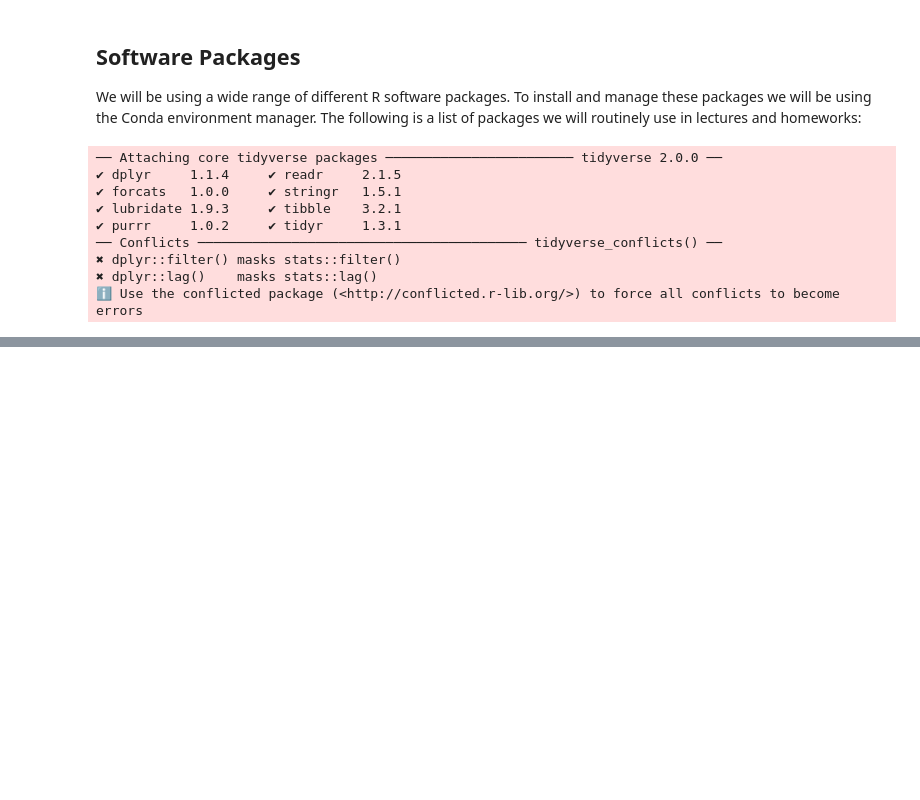
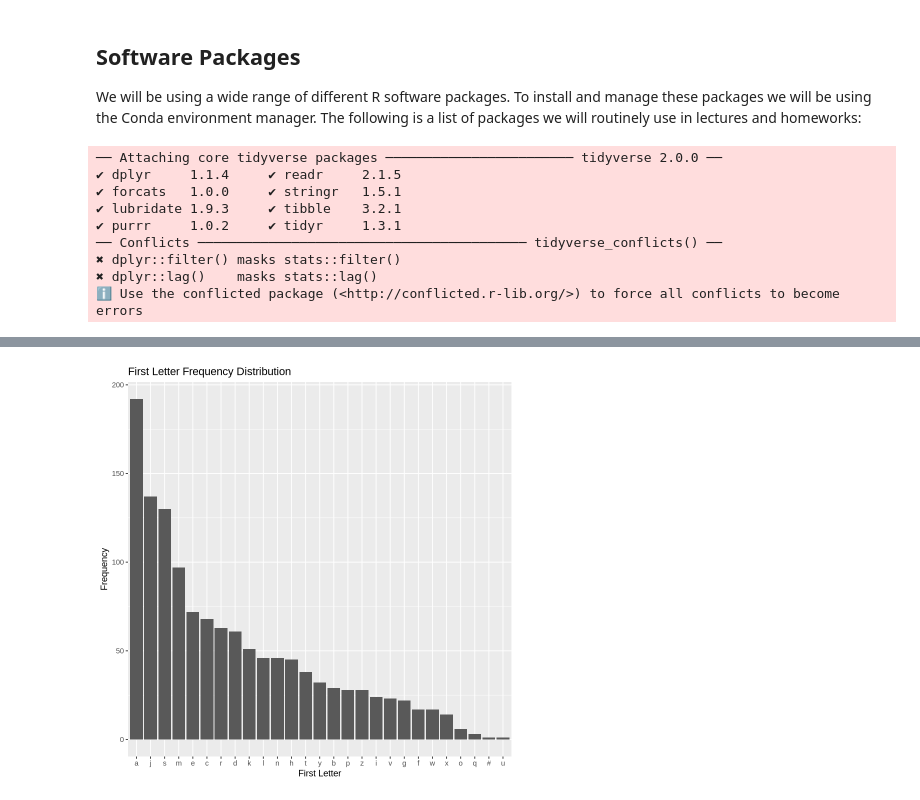
Before and after one commit to Limour-dev/ds100, a Jupyter notebook: lec01/lec01r.ipynb, the cells around one changed output, grey strips where cells are left out. Cells and saved outputs as stored; diff of their text form; code cells hidden in the pictures; blank space fills up the shorter version.

```diff
--- a/lec01/lec01r.ipynb
+++ b/lec01/lec01r.ipynb
@@ -55,2 +53,2 @@ A tibble: 6 × 2
 # %%
-names[['Name']] = tolower(names[['Name']])
+names <- names %>% mutate(Name = tolower(Name))
@@ -56,0 +67,5 @@ names[['Name']] = tolower(names[['Name']])
+# %%
+first_letter <- names %>%
+  count(first_letter = str_sub(`Name`, 1, 1), sort = TRUE,) %>%
+  mutate(first_letter = factor(first_letter, levels = first_letter))
+first_letter  %>% head()
@@ -56,0 +82,8 @@ names[['Name']] = tolower(names[['Name']])
+# %%
+ggplot(first_letter, aes(x = first_letter, y = n)) +
+  geom_bar(stat = "identity") +
+  xlab('First Letter') +
+  ylab('Frequency') +
+  ggtitle('First Letter Frequency Distribution')
+# %% [output]
+[figure, added]
```
Also changed, not shown: parts of 35 cells of this notebook.
